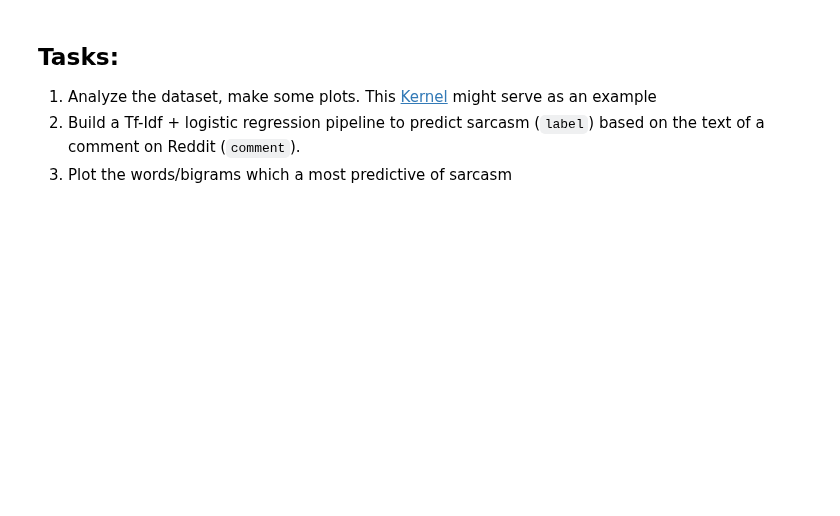
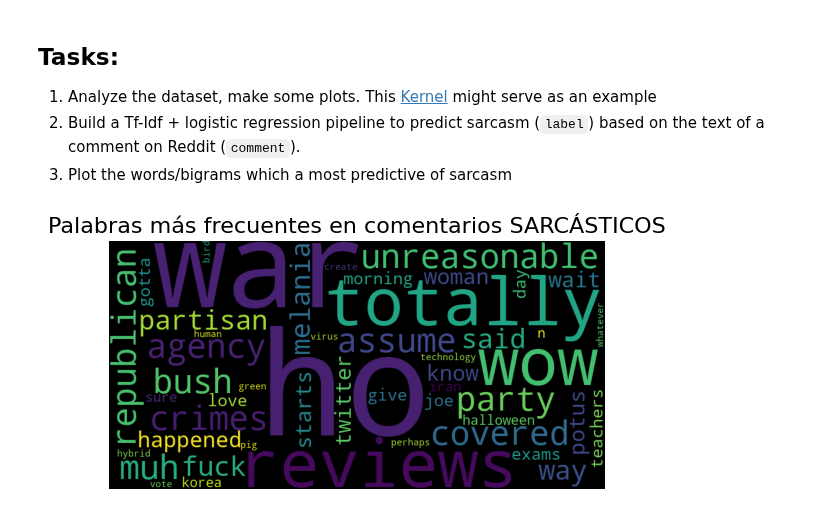
Before and after one commit to mrborjabarber/2509_dsft_thebridge_valencia, a Jupyter notebook: 3-Machine_Leaning/3-Deep_Learning/3-NLP/2-NLTK&CountVectorizer/ejercicios/Enunciado_sarcasm_detection.ipynb, the cells around one changed output. Cells and saved outputs as stored; diff of their text form; code cells hidden in the pictures; blank space fills up the shorter version.

```diff
--- a/3-Machine_Leaning/3-Deep_Learning/3-NLP/2-NLTK&CountVectorizer/ejercicios/Enunciado_sarcasm_detection.ipynb
+++ b/3-Machine_Leaning/3-Deep_Learning/3-NLP/2-NLTK&CountVectorizer/ejercicios/Enunciado_sarcasm_detection.ipynb
@@ -12,0 +42,2 @@ Para este ejercicio vas a utilizar el dataset del paper [A Large Self-Annotated
+# %%
+df.dropna(inplace=True)
@@ -12,0 +96,6 @@ Para este ejercicio vas a utilizar el dataset del paper [A Large Self-Annotated
+# %%
+df['comment'] = df['comment'].str.replace('[^\w\s]', "")
+# %%
+df['comment'] = df['comment'].str.replace('\W', " ")
+# %%
+df['comment'] = df['comment'].str.lower()
@@ -19,3 +150,30 @@ Para este ejercicio vas a utilizar el dataset del paper [A Large Self-Annotated
 1. Analyze the dataset, make some plots. This [Kernel](https://www.kaggle.com/sudalairajkumar/simple-exploration-notebook-qiqc) might serve as an example
 2. Build a Tf-Idf + logistic regression pipeline to predict sarcasm (`label`) based on the text of a comment on Reddit (`comment`).
 3. Plot the words/bigrams which a most predictive of sarcasm
+# %%
+from wordcloud import WordCloud, STOPWORDS
+
+# Creamos una nube de palabras (word cloud) para visualizar las palabras más frecuentes
+# en comentarios sarcásticos
+#
+# Configuración del WordCloud:
+wordcloud = WordCloud(
+    background_color='black',  # Fondo negro para mejor contraste
+    stopwords=STOPWORDS,       # Eliminamos palabras comunes sin significado (the, is, at, etc.)
+    max_words=50,              # Mostramos máximo 50 palabras
+    random_state=42,           # Semilla para reproducibilidad
+    width=800,                 # Ancho de la imagen
+    height=400                 # Alto de la imagen
+)
+
+# Generamos la nube de palabras con todos los comentarios sarcásticos (label==1)
+# Convertimos a string porque WordCloud espera un texto largo
+wordcloud.generate(str(df[df['label']==1]['comment']))
+
+# Mostramos la nube de palabras como una imagen
+plt.imshow(wordcloud)
+plt.axis('off')  # Ocultamos los ejes
+plt.title('Palabras más frecuentes en comentarios SARCÁSTICOS', fontsize=16)
+plt.show()
+# %% [output]
+[figure, added]
```
Also changed, not shown: parts of 26 cells of this notebook.
